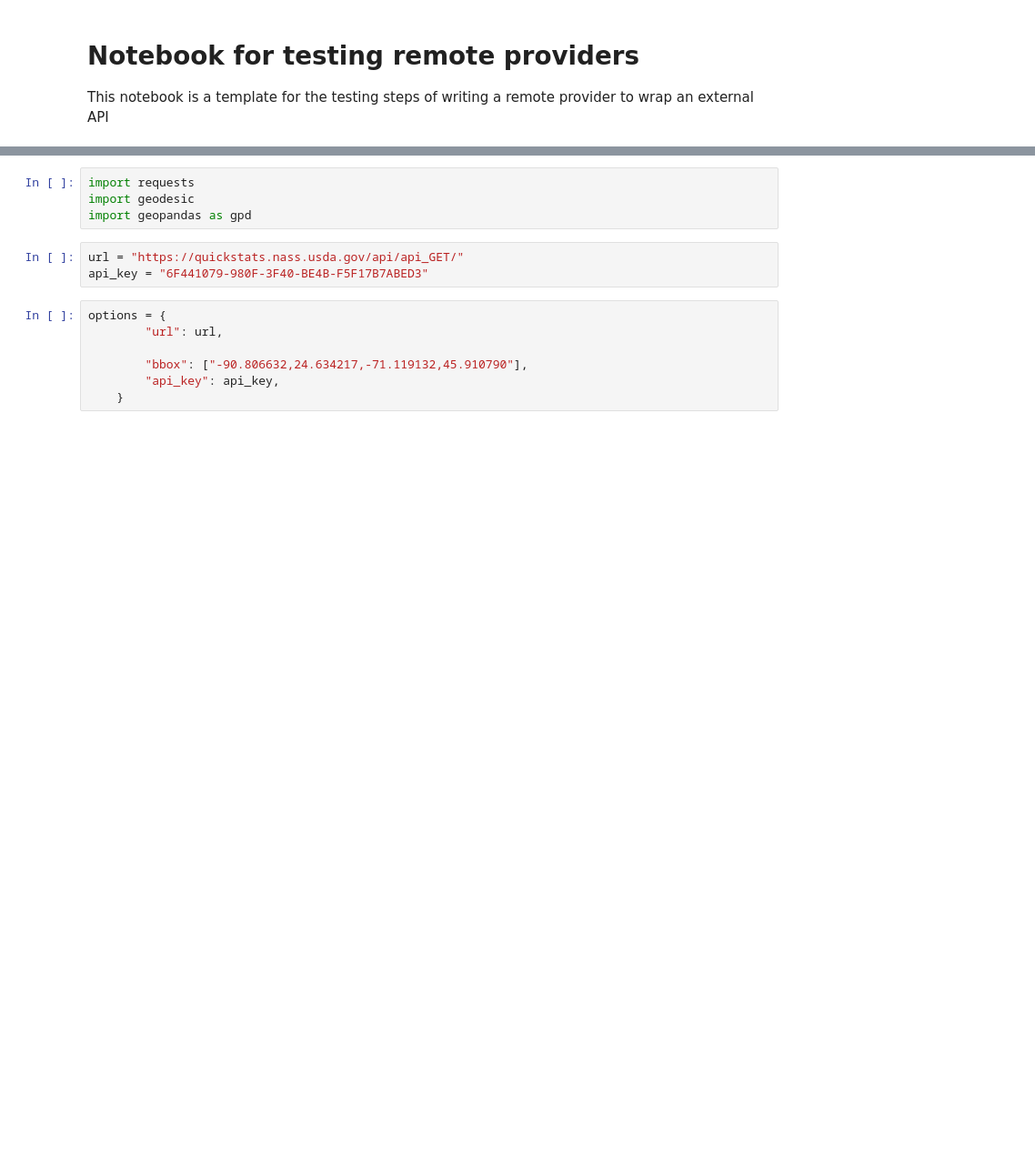
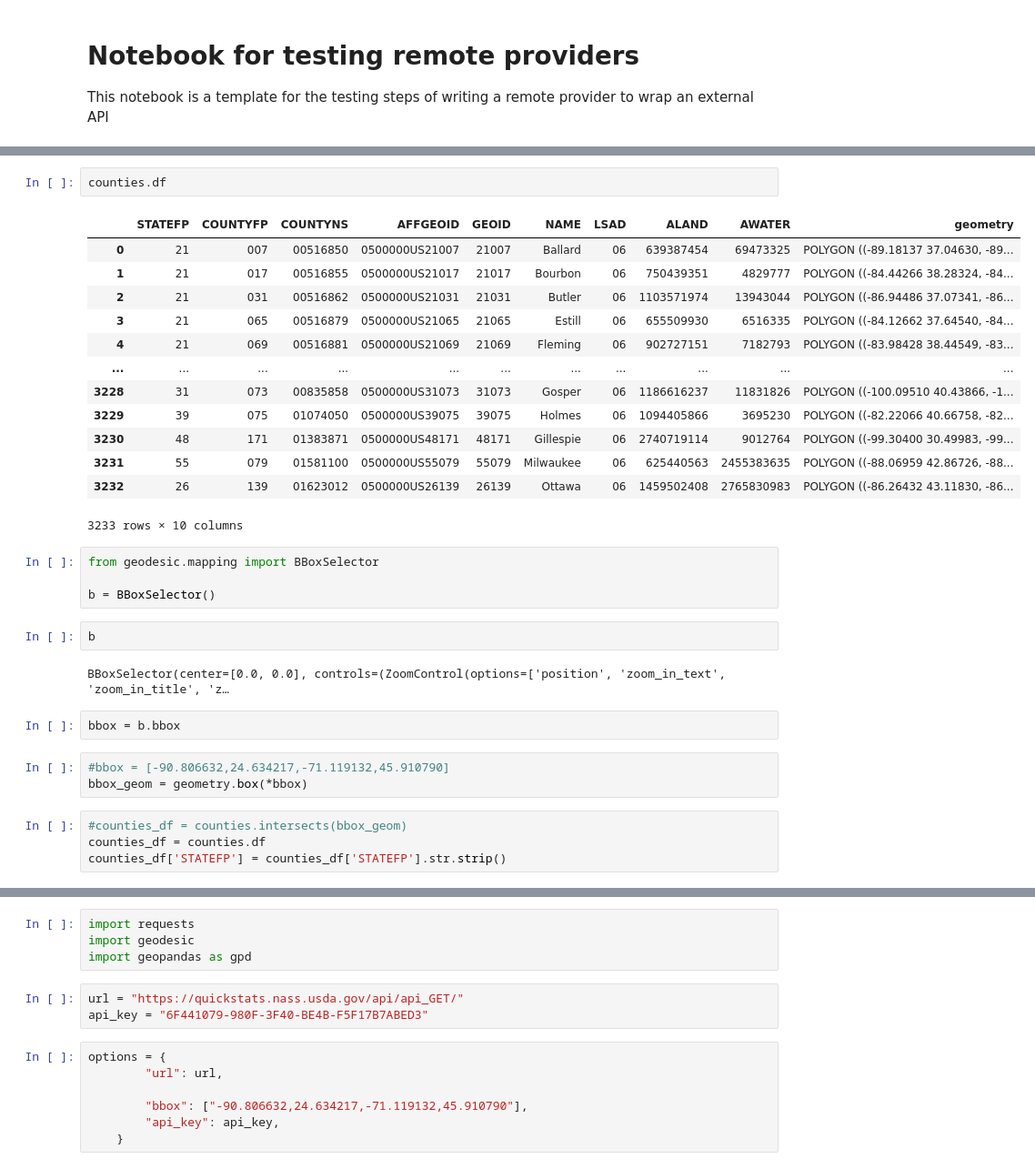
Before and after one commit to seerai/boson-remote-providers, a Jupyter notebook: nass_quickstats_remote_provider/notebooks/remote_provider_testing_notebook.ipynb, the cells around one changed output, grey strips where cells are left out. Shown at 91% size. Drawn from its saved outputs; the diff is of its cells as text; blank space fills up the shorter version.

```diff
--- a/nass_quickstats_remote_provider/notebooks/remote_provider_testing_notebook.ipynb
+++ b/nass_quickstats_remote_provider/notebooks/remote_provider_testing_notebook.ipynb
@@ -3,0 +43,33 @@ This notebook is a template for the testing steps of writing a remote provider t
+# %%
+counties.df
+# %% [output]
+|  | STATEFP | COUNTYFP | COUNTYNS | AFFGEOID | GEOID | NAME | LSAD | ALAND | AWATER | geometry |
+| 0 | 21 | 007 | 00516850 | 0500000US21007 | 21007 | Ballard | 06 | 639387454 | 69473325 | POLYGON ((-89.18137 37.04630, -89... |
+| 1 | 21 | 017 | 00516855 | 0500000US21017 | 21017 | Bourbon | 06 | 750439351 | 4829777 | POLYGON ((-84.44266 38.28324, -84... |
+| 2 | 21 | 031 | 00516862 | 0500000US21031 | 21031 | Butler | 06 | 1103571974 | 13943044 | POLYGON ((-86.94486 37.07341, -86... |
+| 3 | 21 | 065 | 00516879 | 0500000US21065 | 21065 | Estill | 06 | 655509930 | 6516335 | POLYGON ((-84.12662 37.64540, -84... |
+| 4 | 21 | 069 | 00516881 | 0500000US21069 | 21069 | Fleming | 06 | 902727151 | 7182793 | POLYGON ((-83.98428 38.44549, -83... |
+| ... | ... | ... | ... | ... | ... | ... | ... | ... | ... | ... |
+| 3228 | 31 | 073 | 00835858 | 0500000US31073 | 31073 | Gosper | 06 | 1186616237 | 11831826 | POLYGON ((-100.09510 40.43866, -1... |
+| 3229 | 39 | 075 | 01074050 | 0500000US39075 | 39075 | Holmes | 06 | 1094405866 | 3695230 | POLYGON ((-82.22066 40.66758, -82... |
+| 3230 | 48 | 171 | 01383871 | 0500000US48171 | 48171 | Gillespie | 06 | 2740719114 | 9012764 | POLYGON ((-99.30400 30.49983, -99... |
+| 3231 | 55 | 079 | 01581100 | 0500000US55079 | 55079 | Milwaukee | 06 | 625440563 | 2455383635 | POLYGON ((-88.06959 42.86726, -88... |
+| 3232 | 26 | 139 | 01623012 | 0500000US26139 | 26139 | Ottawa | 06 | 1459502408 | 2765830983 | POLYGON ((-86.26432 43.11830, -86... |
+3233 rows × 10 columns
+# %%
+from geodesic.mapping import BBoxSelector
+
+b = BBoxSelector()
+# %%
+b
+# %% [output]
+BBoxSelector(center=[0.0, 0.0], controls=(ZoomControl(options=['position', 'zoom_in_text', 'zoom_in_title', 'z…
+# %%
+bbox = b.bbox
+# %%
+#bbox = [-90.806632,24.634217,-71.119132,45.910790]
+bbox_geom = geometry.box(*bbox)
+# %%
+#counties_df = counties.intersects(bbox_geom)
+counties_df = counties.df
+counties_df['STATEFP'] = counties_df['STATEFP'].str.strip()
```
Also changed, not shown: parts of 15 cells of this notebook, 5 other files.
